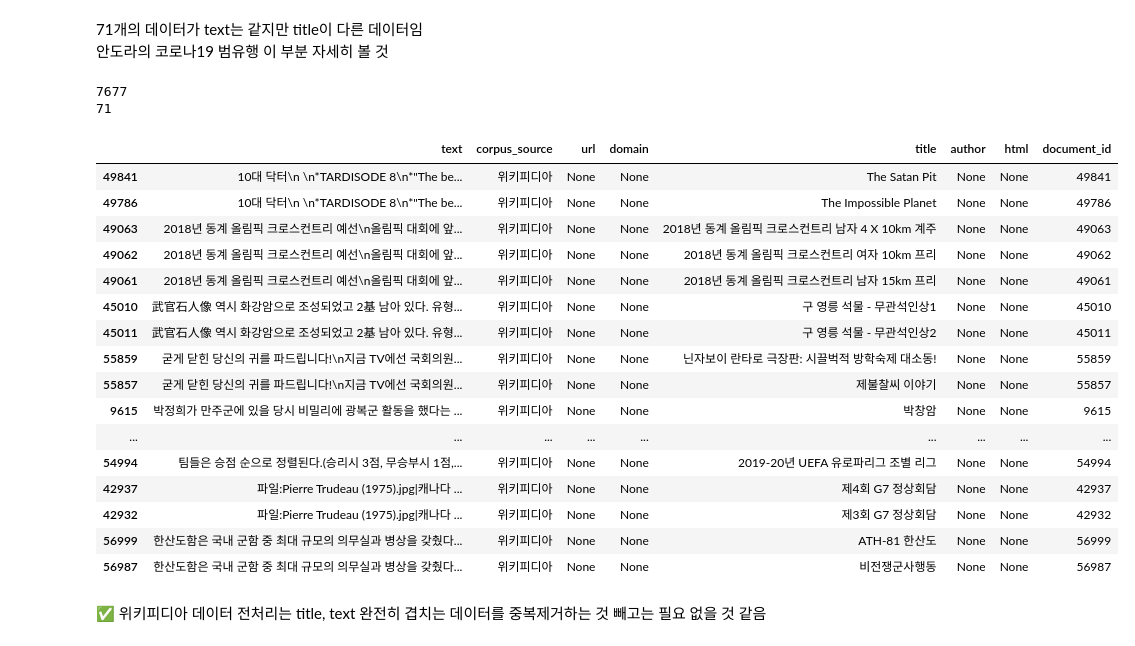
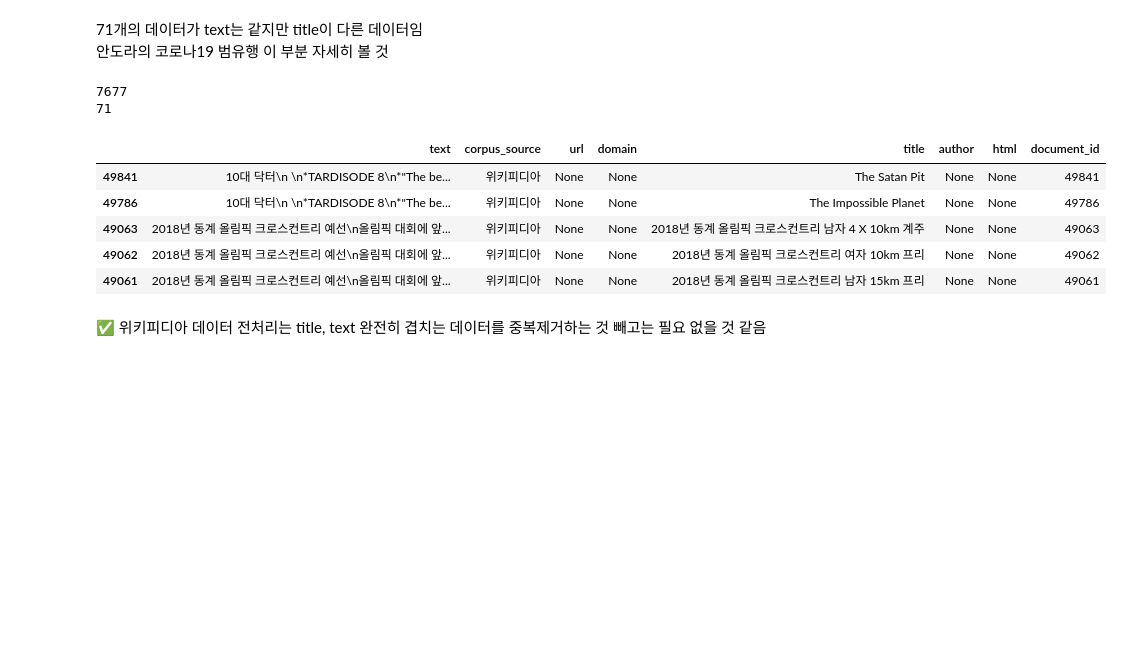
Before and after one commit to boostcampaitech5/level2_nlp_mrc-nlp-02, a Jupyter notebook: ipynb/soyoung_EDA.ipynb, the cells around one changed output. Saved outputs shown, nothing was run; the diff lists cells and outputs as text; code cells hidden in the pictures; blank space fills up the shorter version.

```diff
--- a/ipynb/soyoung_EDA.ipynb
+++ b/ipynb/soyoung_EDA.ipynb
@@ -31,7 +31,7 @@ import pandas as pd
 import json
 from pandas import json_normalize
 # %%
-with open('../input/data/wikipedia_documents.json') as f:
+with open('/opt/ml/input/data/wikipedia_documents.json') as f:
     js = json.loads(f.read()) ## json 라이브러리 이용
 df = pd.DataFrame(js)
 # df = pd.read_json('../input/data/wikipedia_documents.json') ## pd.read_json 이용
@@ -224,32 +206,21 @@ df[df['title']=='장면'].head(3)
 # %%
 drop_du_df = df.copy()
 drop_du_df = drop_du_df[drop_du_df.duplicated('text',keep=False)]
 print(len(drop_du_df))
 # drop_du_df=drop_du_df[['title']].drop_duplicates(keep=False)
 drop_du_df=drop_du_df.drop_duplicates('title',keep=False)
 print(len(drop_du_df))
 # drop_du_df
-display(drop_du_df.sort_values(by=['text']))
+display(drop_du_df.sort_values(by=['text']).head())
 # %% [output]
 7677
 71
 |  | text | corpus_source | url | domain | title | author | html | document_id |
 | 49841 | 10대 닥터\n \n*TARDISODE 8\n*"The be... | 위키피디아 | None | None | The Satan Pit | None | None | 49841 |
 | 49786 | 10대 닥터\n \n*TARDISODE 8\n*"The be... | 위키피디아 | None | None | The Impossible Planet | None | None | 49786 |
 | 49063 | 2018년 동계 올림픽 크로스컨트리 예선\n올림픽 대회에 앞... | 위키피디아 | None | None | 2018년 동계 올림픽 크로스컨트리 남자 4 X 10km 계주 | None | None | 49063 |
 | 49062 | 2018년 동계 올림픽 크로스컨트리 예선\n올림픽 대회에 앞... | 위키피디아 | None | None | 2018년 동계 올림픽 크로스컨트리 여자 10km 프리 | None | None | 49062 |
 | 49061 | 2018년 동계 올림픽 크로스컨트리 예선\n올림픽 대회에 앞... | 위키피디아 | None | None | 2018년 동계 올림픽 크로스컨트리 남자 15km 프리 | None | None | 49061 |
-| 45010 | 武官石人像 역시 화강암으로 조성되었고 2基 남아 있다. 유형... | 위키피디아 | None | None | 구 영릉 석물 - 무관석인상1 | None | None | 45010 |
-| 45011 | 武官石人像 역시 화강암으로 조성되었고 2基 남아 있다. 유형... | 위키피디아 | None | None | 구 영릉 석물 - 무관석인상2 | None | None | 45011 |
-| 55859 | 굳게 닫힌 당신의 귀를 파드립니다!\n지금 TV에선 국회의원... | 위키피디아 | None | None | 닌자보이 란타로 극장판: 시끌벅적 방학숙제 대소동! | None | None | 55859 |
-| 55857 | 굳게 닫힌 당신의 귀를 파드립니다!\n지금 TV에선 국회의원... | 위키피디아 | None | None | 제불찰씨 이야기 | None | None | 55857 |
-| 9615 | 박정희가 만주군에 있을 당시 비밀리에 광복군 활동을 했다는 ... | 위키피디아 | None | None | 박창암 | None | None | 9615 |
-| ... | ... | ... | ... | ... | ... | ... | ... | ... |
-| 54994 | 팀들은 승점 순으로 정렬된다.(승리시 3점, 무승부시 1점,... | 위키피디아 | None | None | 2019-20년 UEFA 유로파리그 조별 리그 | None | None | 54994 |
-| 42937 | 파일:Pierre Trudeau (1975).jpg|캐나다 ... | 위키피디아 | None | None | 제4회 G7 정상회담 | None | None | 42937 |
-| 42932 | 파일:Pierre Trudeau (1975).jpg|캐나다 ... | 위키피디아 | None | None | 제3회 G7 정상회담 | None | None | 42932 |
-| 56999 | 한산도함은 국내 군함 중 최대 규모의 의무실과 병상을 갖췄다... | 위키피디아 | None | None | ATH-81 한산도 | None | None | 56999 |
-| 56987 | 한산도함은 국내 군함 중 최대 규모의 의무실과 병상을 갖췄다... | 위키피디아 | None | None | 비전쟁군사행동 | None | None | 56987 |
 # %% [markdown]
 ✅ 위키피디아 데이터 전처리는 title, text 완전히 겹치는 데이터를 중복제거하는 것 빼고는 필요 없을 것 같음
 # %% [markdown]
```
Also changed, not shown: parts of 10 cells of this notebook.
